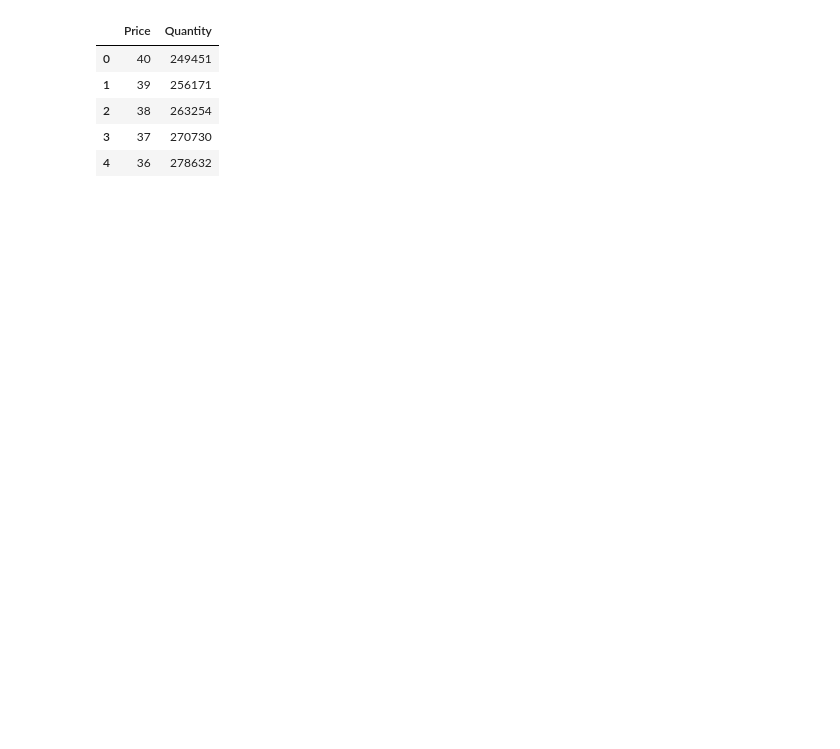
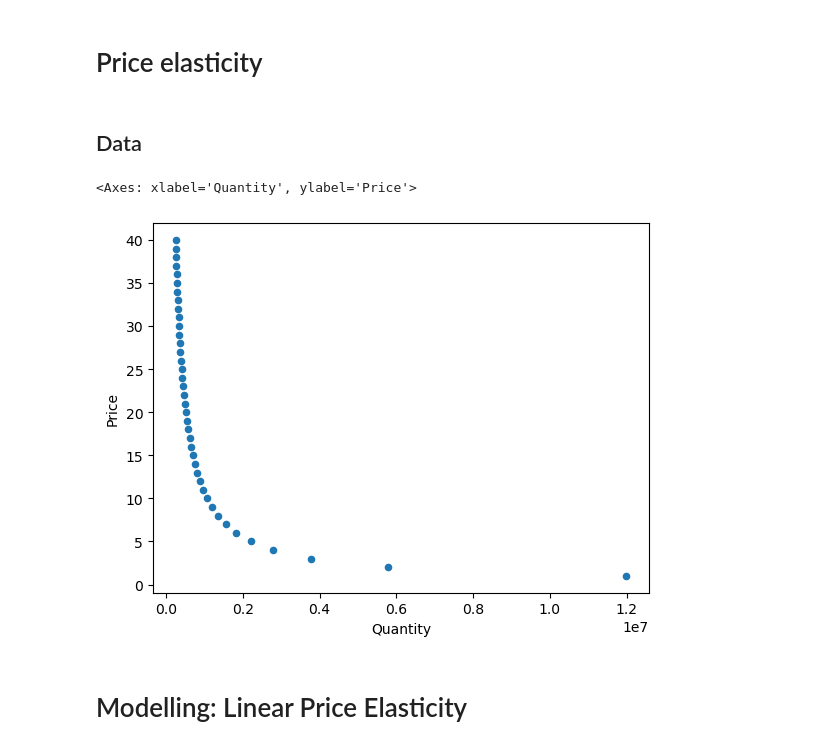
Before and after one commit to yuchenyeh/Machine-Learning-with-Python, a Jupyter notebook: Price_elasticity.ipynb, the cells around one changed output. Drawn from its saved outputs; the diff is of its cells as text; code cells hidden in the pictures; blank space fills up the shorter version.

```diff
--- a/Price_elasticity.ipynb
+++ b/Price_elasticity.ipynb
@@ -5,9 +1,16 @@ df = pd.read_csv('./Data/price_data.csv')
-# %%
-df.head(5)
-# %% [output]
-|  | Price | Quantity |
-| 0 | 40 | 249451 |
-| 1 | 39 | 256171 |
-| 2 | 38 | 263254 |
-| 3 | 37 | 270730 |
-| 4 | 36 | 278632 |
+# %% [markdown]
+# Price elasticity
+# %% [markdown]
+## Data
+# %%
+import matplotlib.pyplot as plt
+import pandas as pd
+
+df = pd.read_csv('./Data/price_data.csv')
+df.head(5)
+df.plot(x="Quantity", y="Price",kind="scatter")
+# %% [output]
+<Axes: xlabel='Quantity', ylabel='Price'>
+[figure, added]
+# %% [markdown]
+# Modelling: Linear Price Elasticity
```
Also changed, not shown: parts of 17 cells of this notebook, 1 other file.
